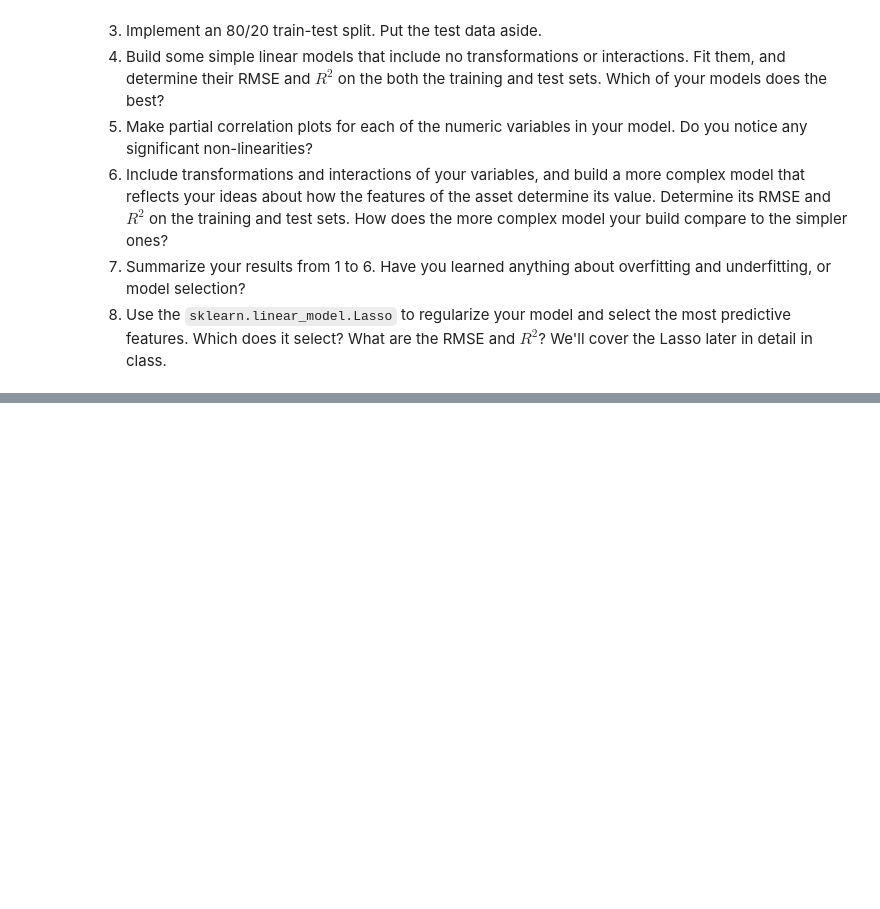
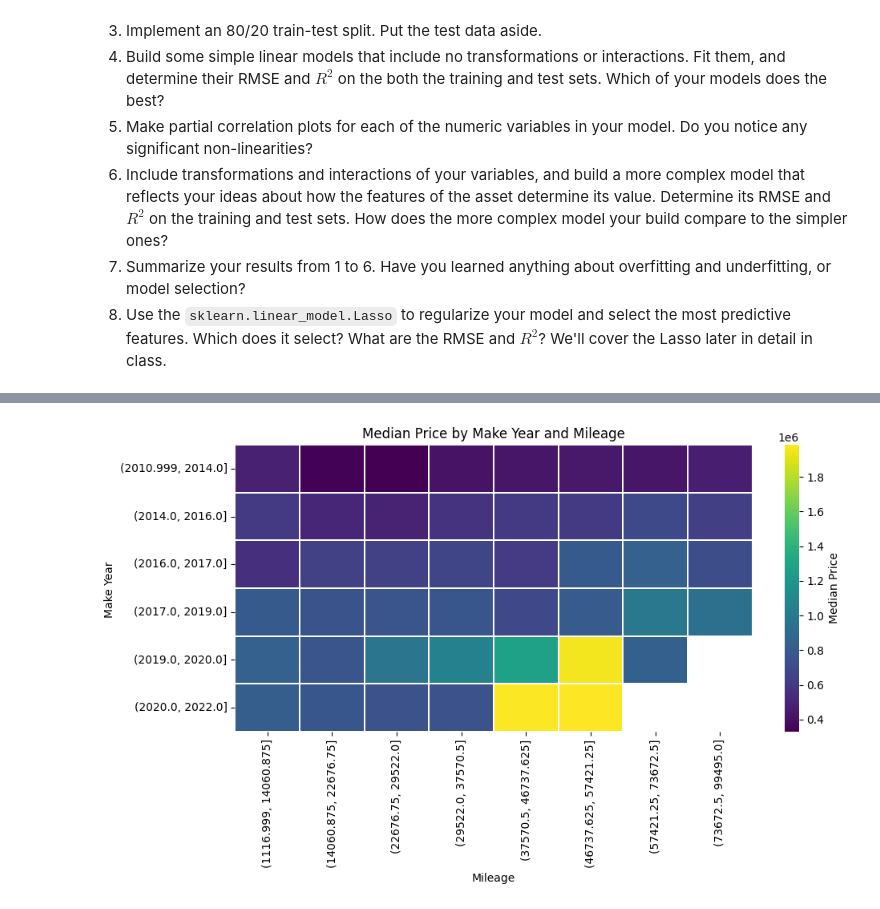
Before and after one commit to ap-vp/lab_hedonic_pricing, a Jupyter notebook: lab_notebook.ipynb, the cells around one changed output, grey strips where cells are left out. Cells and saved outputs as stored; diff of their text form; code cells hidden in the pictures; blank space fills up the shorter version.

```diff
--- a/lab_notebook.ipynb
+++ b/lab_notebook.ipynb
@@ -17,0 +35,5 @@ In the lab folder, there are three options: housing prices in `pierce_county_hou
+# %%
+#standadize & make all column names lower case, get rid of space, etc
+df.columns = (df.columns.str.strip().str.lower().str.replace(' ', '_').str.replace('[^0-9a-zA-Z_]+', '', regex=True)
+)
+df.columns
@@ -17,0 +137,24 @@ In the lab folder, there are three options: housing prices in `pierce_county_hou
+# %%
+#heat map to observe relationship/interaction betwen make year and mileage on price
+mil_bins = pd.qcut(df["mileage_run"], q=8, duplicates="drop")
+yr_bins  = pd.qcut(df["make_year"],  q=6, duplicates="drop")
+
+heat = (
+    df.assign(mil_bin=mil_bins, yr_bin=yr_bins)
+       .groupby(["yr_bin", "mil_bin"])["price"]
+       .median()
+       .unstack("mil_bin")
+)
+
+plt.figure(figsize=(10, 6))
+sns.heatmap(
+    heat, annot=False, cmap="viridis", cbar_kws={"label": "Median Price"},
+    linewidths=0.3
+)
+plt.title("Median Price by Make Year and Mileage")
+plt.xlabel("Mileage")
+plt.ylabel("Make Year ")
+plt.tight_layout()
+plt.show()
+# %% [output]
+[figure, added]
```
Also changed, not shown: parts of 23 cells of this notebook.
